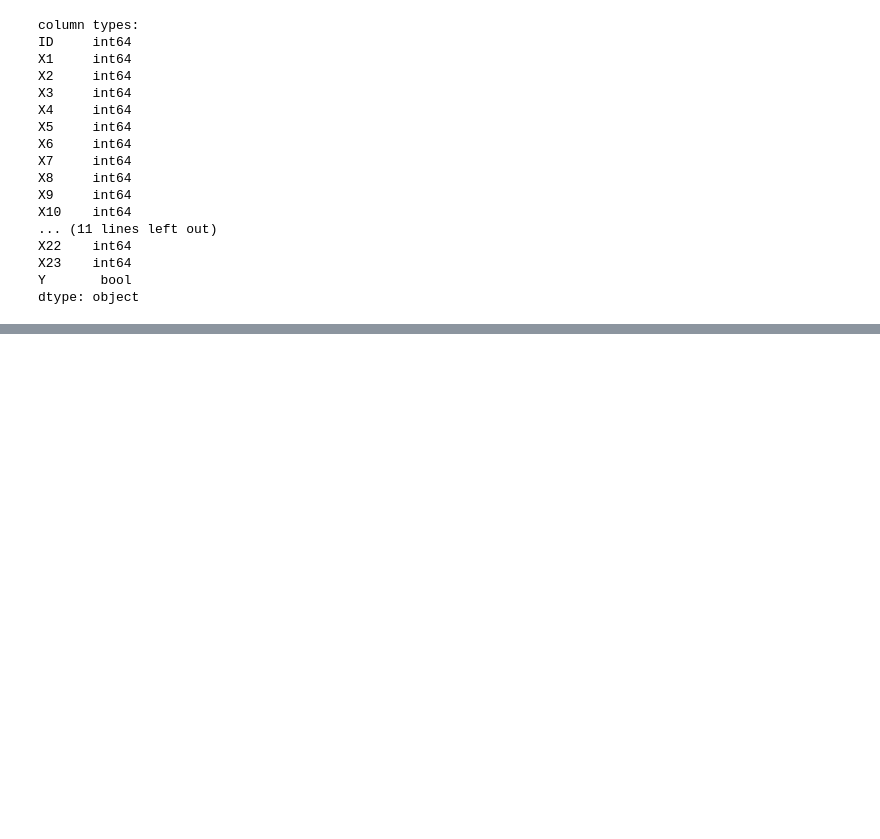
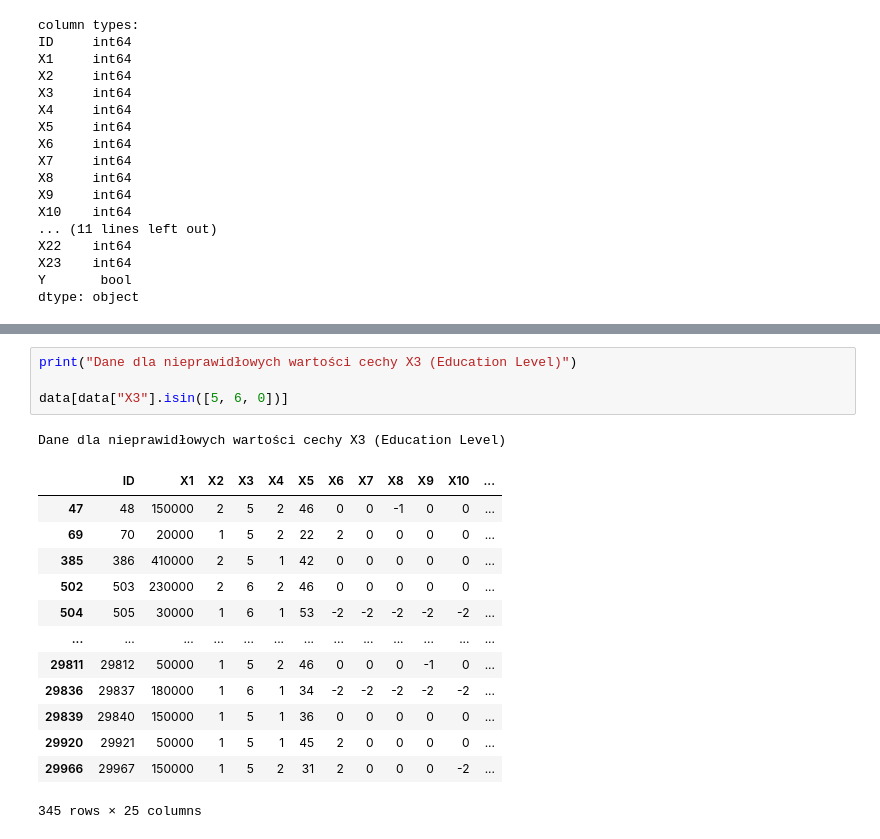
Before and after one commit to dawid200272/Eiwd_projekt, a Jupyter notebook: notebooks/EDA_analysis.ipynb, the cells around one changed output, grey strips where cells are left out. Saved outputs shown, nothing was run; the diff lists cells and outputs as text; blank space fills up the shorter version.

```diff
--- a/notebooks/EDA_analysis.ipynb
+++ b/notebooks/EDA_analysis.ipynb
@@ -57,0 +107,19 @@ dtype: object
+# %%
+print("Dane dla nieprawidłowych wartości cechy X3 (Education Level)")
+
+data[data["X3"].isin([5, 6, 0])]
+# %% [output]
+Dane dla nieprawidłowych wartości cechy X3 (Education Level)
+|  | ID | X1 | X2 | X3 | X4 | X5 | X6 | X7 | X8 | X9 | X10 | ... |
+| 47 | 48 | 150000 | 2 | 5 | 2 | 46 | 0 | 0 | -1 | 0 | 0 | ... |
+| 69 | 70 | 20000 | 1 | 5 | 2 | 22 | 2 | 0 | 0 | 0 | 0 | ... |
+| 385 | 386 | 410000 | 2 | 5 | 1 | 42 | 0 | 0 | 0 | 0 | 0 | ... |
+| 502 | 503 | 230000 | 2 | 6 | 2 | 46 | 0 | 0 | 0 | 0 | 0 | ... |
+| 504 | 505 | 30000 | 1 | 6 | 1 | 53 | -2 | -2 | -2 | -2 | -2 | ... |
+| ... | ... | ... | ... | ... | ... | ... | ... | ... | ... | ... | ... | ... |
+| 29811 | 29812 | 50000 | 1 | 5 | 2 | 46 | 0 | 0 | 0 | -1 | 0 | ... |
+| 29836 | 29837 | 180000 | 1 | 6 | 1 | 34 | -2 | -2 | -2 | -2 | -2 | ... |
+| 29839 | 29840 | 150000 | 1 | 5 | 1 | 36 | 0 | 0 | 0 | 0 | 0 | ... |
+| 29920 | 29921 | 50000 | 1 | 5 | 1 | 45 | 2 | 0 | 0 | 0 | 0 | ... |
+| 29966 | 29967 | 150000 | 1 | 5 | 2 | 31 | 2 | 0 | 0 | 0 | -2 | ... |
+345 rows × 25 columns
```
Also changed, not shown: parts of 14 cells of this notebook.
